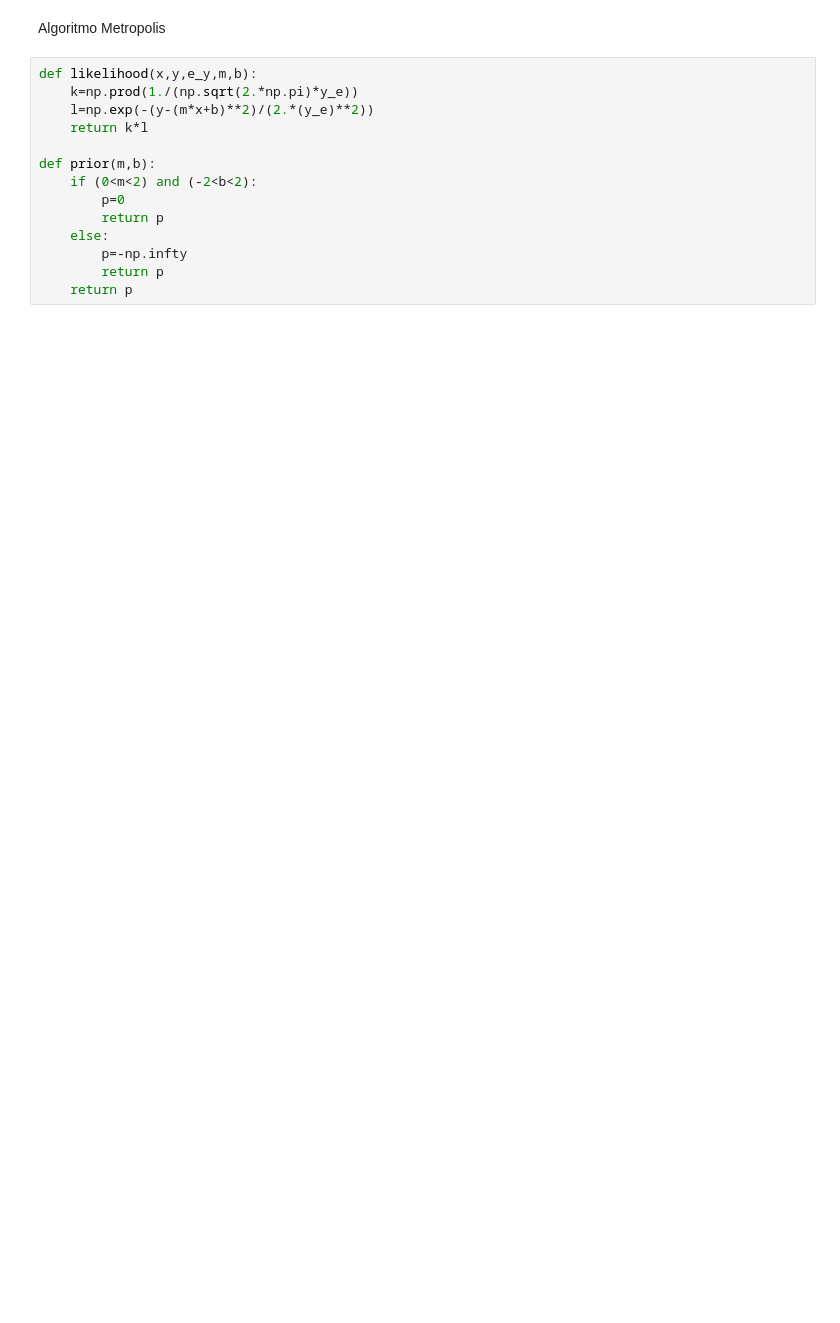
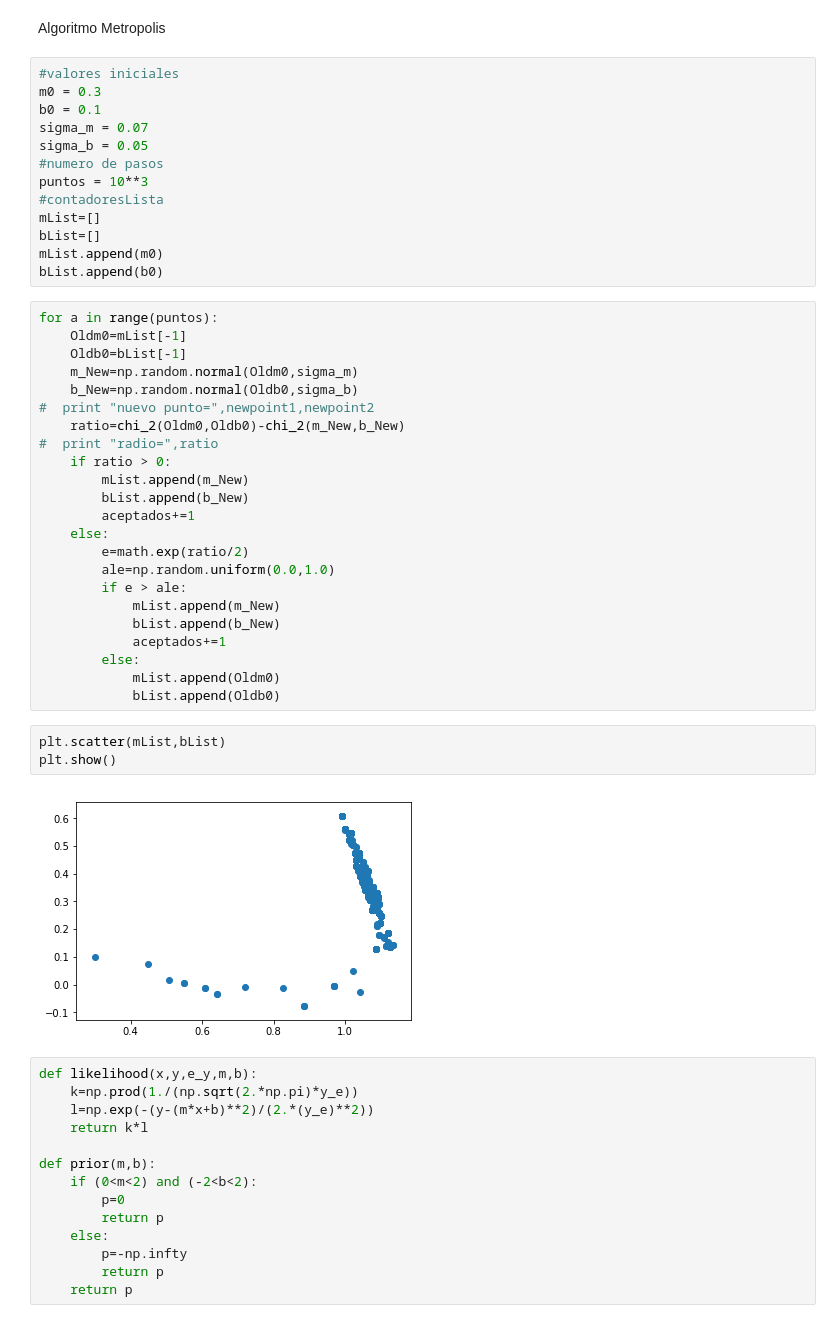
Before and after one commit to JohnRomanHerr/CMCM, a Jupyter notebook: CadenaDeMarkov.ipynb, the cells around one changed output. Cells and saved outputs as stored; diff of their text form; blank space fills up the shorter version.

```diff
--- a/CadenaDeMarkov.ipynb
+++ b/CadenaDeMarkov.ipynb
@@ -72,5 +70,46 @@ plt.grid(True)
 # %% [markdown]
 Algoritmo Metropolis
+# %%
+#valores iniciales
+m0 = 0.3
+b0 = 0.1
+sigma_m = 0.07
+sigma_b = 0.05
+#numero de pasos
+puntos = 10**3
+#contadoresLista
+mList=[]
+bList=[]
+mList.append(m0)
+bList.append(b0)
+# %%
+for a in range(puntos):
+    Oldm0=mList[-1]
+    Oldb0=bList[-1]
+    m_New=np.random.normal(Oldm0,sigma_m)
+    b_New=np.random.normal(Oldb0,sigma_b)
+#  print "nuevo punto=",newpoint1,newpoint2
+    ratio=chi_2(Oldm0,Oldb0)-chi_2(m_New,b_New)
+#  print "radio=",ratio
+    if ratio > 0:
+        mList.append(m_New)
+        bList.append(b_New)
+        aceptados+=1
+    else:
+        e=math.exp(ratio/2)
+        ale=np.random.uniform(0.0,1.0)
+        if e > ale:
+            mList.append(m_New)
+            bList.append(b_New)
+            aceptados+=1
+        else:
+            mList.append(Oldm0)
+            bList.append(Oldb0)
+# %%
+plt.scatter(mList,bList)
+plt.show()
+# %% [output]
+[figure, added]
 # %%
 def likelihood(x,y,e_y,m,b):
     k=np.prod(1./(np.sqrt(2.*np.pi)*y_e))
```
Also changed, not shown: parts of 8 cells of this notebook.
